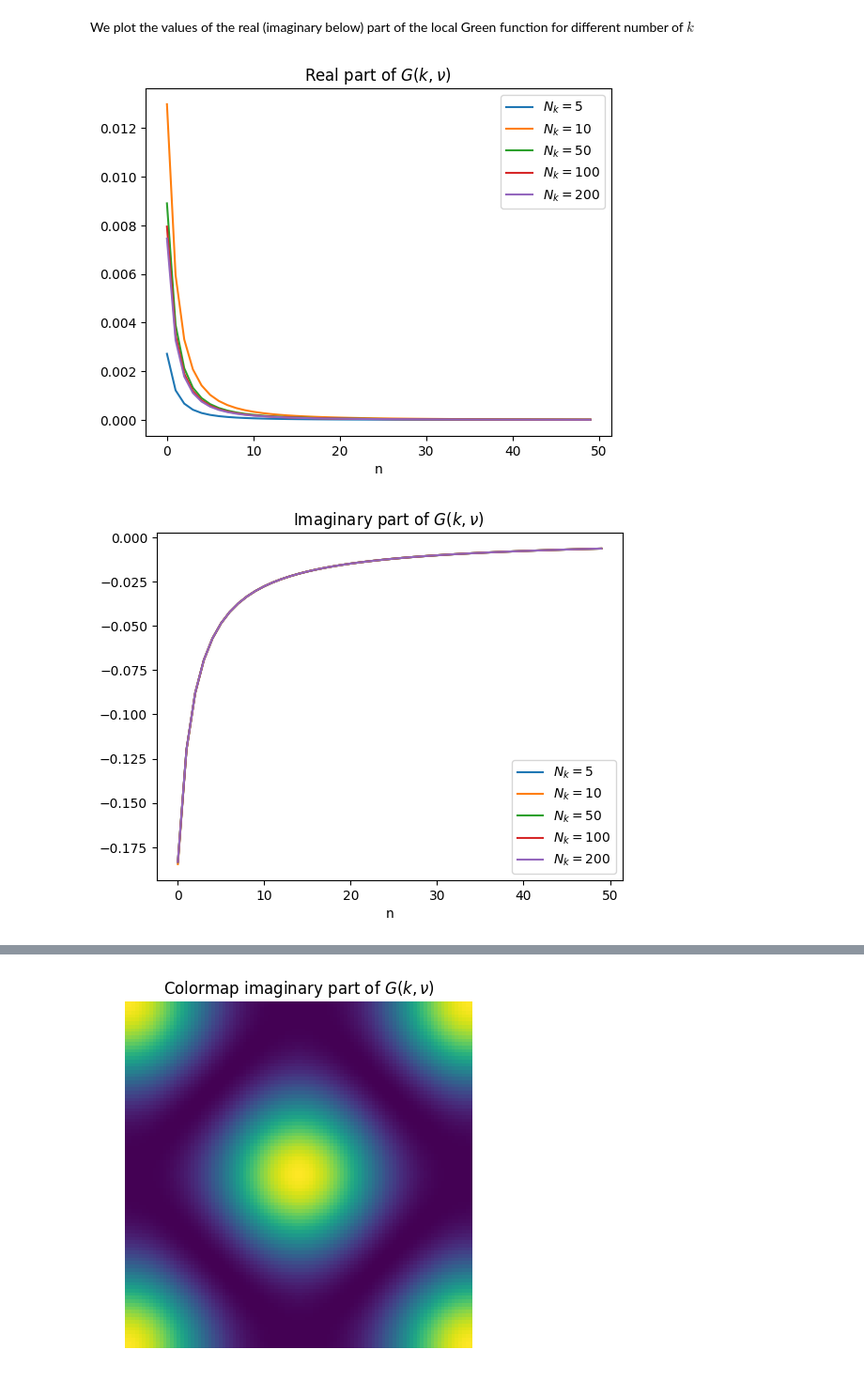
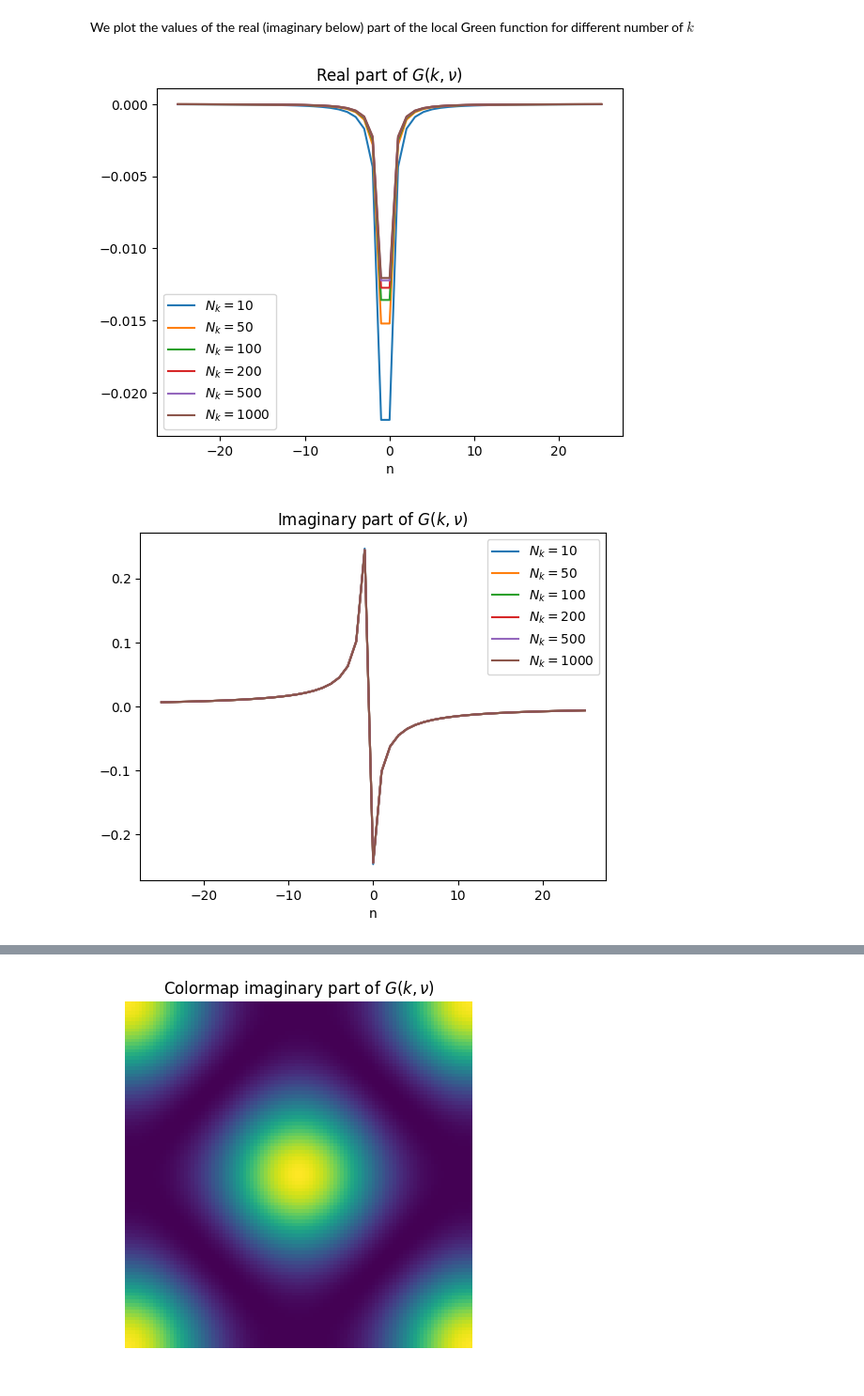
Before and after one commit to UriAceves/CompManyBodTheory, a Jupyter notebook: HW06/PR02.ipynb, the cells around one changed output, grey strips where cells are left out. Shown at 94% size. Saved outputs shown, nothing was run; the diff lists cells and outputs as text; code cells hidden in the pictures.

```diff
--- a/HW06/PR02.ipynb
+++ b/HW06/PR02.ipynb
@@ -113,44 +113,49 @@ getLocalG (generic function with 1 method)
 We compute the values of the local Green functions for $\nu_1,\ldots,\nu_{50}$
 # %%
 poles = 50
-arr5 = complex(zeros(poles))
-arr10 = complex(zeros(poles))
-arr50 = complex(zeros(poles))
-arr100 = complex(zeros(poles))
-arr200 = complex(zeros(poles))
+arr10 = complex(zeros(poles+1))
+arr50 = complex(zeros(poles+1))
+arr100 = complex(zeros(poles+1))
+arr200 = complex(zeros(poles+1))
+arr500 = complex(zeros(poles+1))
+arr1000 = complex(zeros(poles+1))
 
-
-for i in 1:poles
-    arr5[i] = getLocalG(5,i)
-    arr10[i] = getLocalG(10,i)
-    arr50[i] = getLocalG(50,i)
-    arr100[i] = getLocalG(100,i)
-    arr200[i] = getLocalG(200,i)
+for i in -25:25
+    arr10[i+26] = getLocalG(10,i)
+    arr50[i+26] = getLocalG(50,i)
+    arr100[i+26] = getLocalG(100,i)
+    arr200[i+26] = getLocalG(200,i)
+    arr500[i+26] = getLocalG(500,i)
+    arr1000[i+26] = getLocalG(1000,i)
 end
 # %% [markdown]
 We plot the values of the real (imaginary below) part of the local Green function for different number of $k$
 # %%
-plot(real.(arr5), label=(L"N_k = 5"))
-plot(real.(arr10), label=(L"N_k = 10"))
-plot(real.(arr50), label=(L"N_k = 50"))
-plot(real.(arr100), label=(L"N_k = 100"))
-plot(real.(arr200), label=(L"N_k = 200"))
+domain = linspace(-25,25,51)
+
+plot(domain,real.(arr10), label=(L"N_k = 10"))
+plot(domain,real.(arr50), label=(L"N_k = 50"))
+plot(domain,real.(arr100), label=(L"N_k = 100"))
+plot(domain,real.(arr200), label=(L"N_k = 200"))
+plot(domain,real.(arr500), label=(L"N_k = 500"))
+plot(domain,real.(arr1000), label=(L"N_k = 1000"))
 legend(loc="best")
 title(L"Real part of $G(k,\nu)$ ")
 xlabel("n")
 show()
 # %% [output]
-[figure, old version]
+[figure, new version]
 # %%
-plot(imag.(arr5), label=(L"N_k = 5"))
-plot(imag.(arr10), label=(L"N_k = 10"))
-plot(imag.(arr50), label=(L"N_k = 50"))
-plot(imag.(arr100), label=(L"N_k = 100"))
-plot(imag.(arr200), label=(L"N_k = 200"))
+plot(domain,imag.(arr10), label=(L"N_k = 10"))
+plot(domain,imag.(arr50), label=(L"N_k = 50"))
+plot(domain,imag.(arr100), label=(L"N_k = 100"))
+plot(domain,imag.(arr200), label=(L"N_k = 200"))
+plot(domain,imag.(arr500), label=(L"N_k = 500"))
+plot(domain,imag.(arr1000), label=(L"N_k = 1000"))
 legend(loc="best")
 title(L"Imaginary part of $G(k,\nu)$ ")
 xlabel("n")
 show()
 # %% [output]
-[figure, old version]
+[figure, new version]
 # %% [markdown]
```
Also changed, not shown: parts of 8 cells of this notebook, 3 other files.
